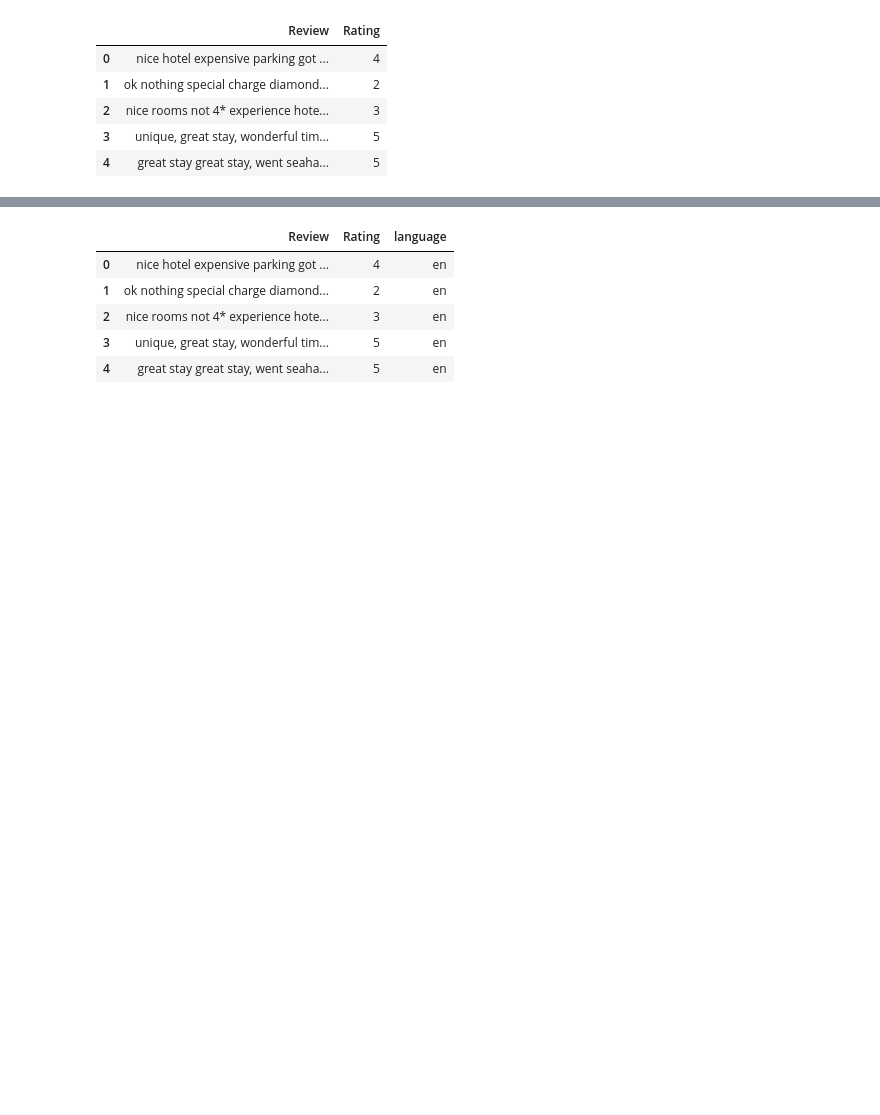
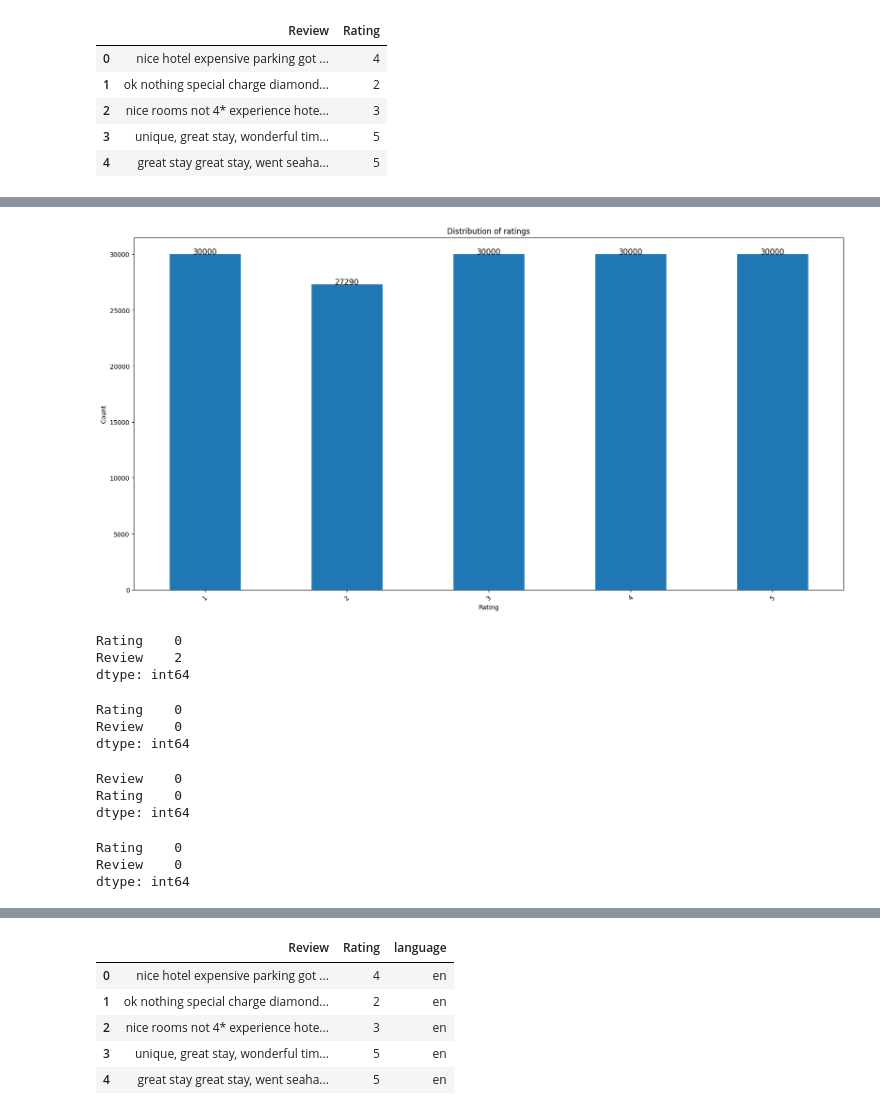
Before and after one commit to schmij03/MLII_Project, a Jupyter notebook: ML_Project_Schmid_Jan.ipynb, the cells around one changed output, grey strips where cells are left out. Saved outputs shown, nothing was run; the diff lists cells and outputs as text; code cells hidden in the pictures; blank space fills up the shorter version.

```diff
--- a/ML_Project_Schmid_Jan.ipynb
+++ b/ML_Project_Schmid_Jan.ipynb
@@ -111,0 +186,24 @@ df2 = df2.drop('is_in_df1', axis=1)
+# %%
+# Create a barchart for the ratings in the ratings dataframe
+ax = df3['Rating'].value_counts().sort_index().plot(kind='bar', figsize=(20,10))
+
+# Set the x- and y-axis labels
+ax.set_xlabel('Rating')
+ax.set_ylabel('Count')
+
+# Add annotations for the count above each bar
+for i, v in enumerate(df3['Rating'].value_counts().sort_index()):
+    ax.annotate(str(v), xy=(i, v + 20), ha='center', fontsize=12)
+
+plt.title('Distribution of ratings')
+plt.xticks(rotation=45)
+plt.show()
+# %% [output]
+[figure, added]
+# %%
+#count the nan values in each column
+df1.isnull().sum()
+# %% [output]
+Rating    0
+Review    2
+dtype: int64
@@ -111,0 +213,21 @@ df2 = df2.drop('is_in_df1', axis=1)
+# %%
+#count the nan values in each column
+df1.isnull().sum()
+# %% [output]
+Rating    0
+Review    0
+dtype: int64
+# %%
+#count the nan values in each column
+df2.isnull().sum()
+# %% [output]
+Review    0
+Rating    0
+dtype: int64
+# %%
+#count the nan values in each column
+df3.isnull().sum()
+# %% [output]
+Rating    0
+Review    0
+dtype: int64
```
Also changed, not shown: parts of 87 cells of this notebook.
